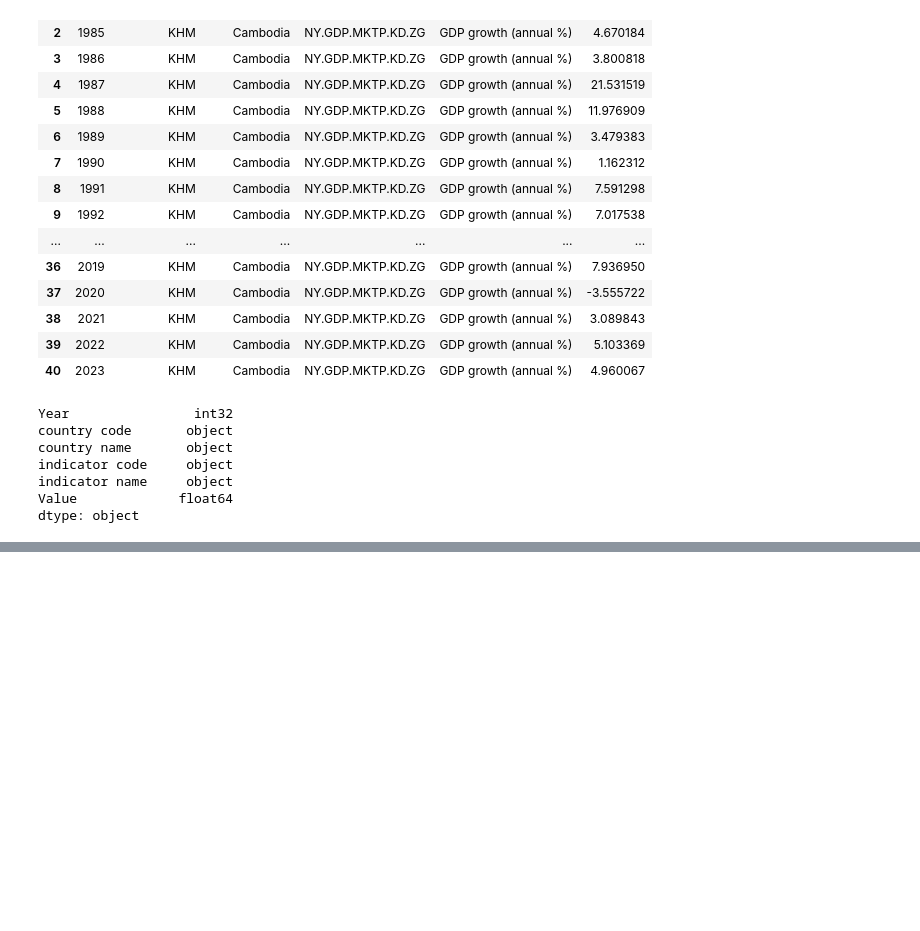
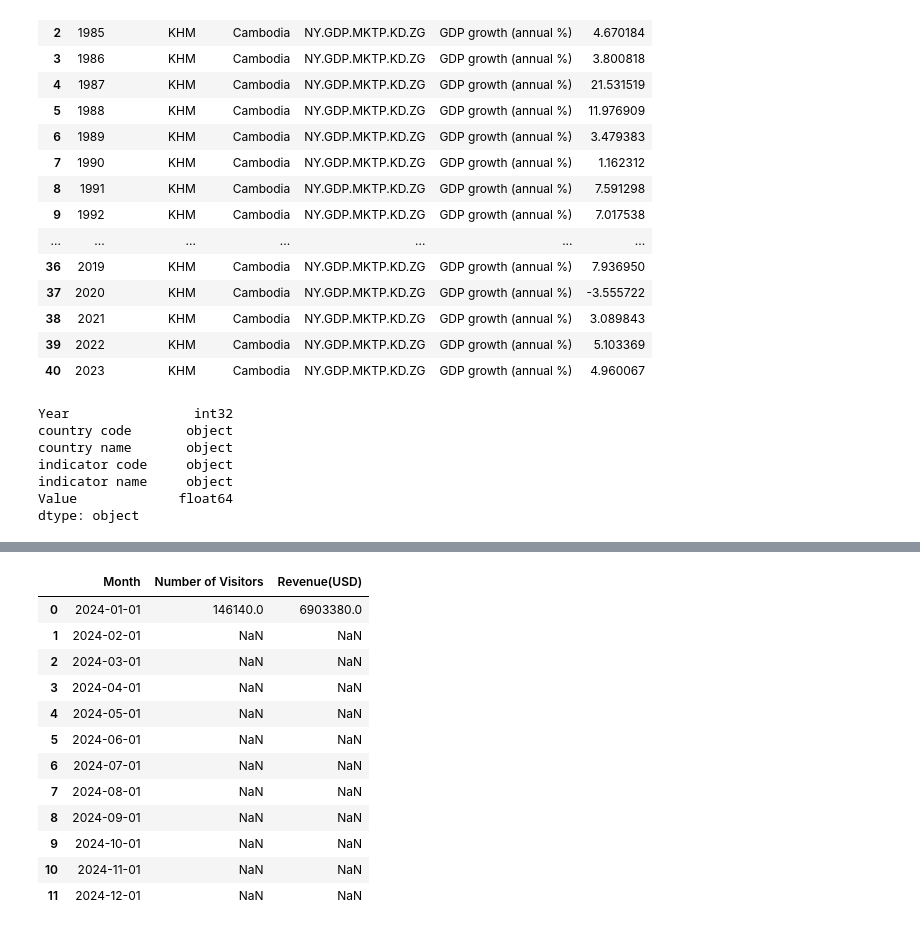
Before and after one commit to KrySenghort/Data-Cleaning-Data-EF, a Jupyter notebook: Code-02.ipynb, the cells around one changed output, grey strips where cells are left out. Drawn from its saved outputs; the diff is of its cells as text; code cells hidden in the pictures; blank space fills up the shorter version.

```diff
--- a/Code-02.ipynb
+++ b/Code-02.ipynb
@@ -969,17 +969,17 @@ df
 | 0 | Cambodia | KHM | GDP growth (annual %) | NY.GDP.MKTP.KD.ZG | 4.433406 | 4.932079 | 4.670184 | 3.800818 | ... |
 1 rows × 45 columns
 # %%
-# Melt the dataframe: keep only the text columns as identifiers
-df_long = pd.melt(
-    df,
-    id_vars=['country name', 'country code', 'indicator name', 'indicator code'],
-    var_name='Year',
-    value_name='Value'
-)
+import requests
 
-# Convert 'Year' to integer (optional, but recommended for analysis)
-df_long['Year'] = df_long['Year'].astype(int)
-df_long
+url = "https://data.mef.gov.kh/api/v1/public-datasets/pd_67612ac9255e6c0001248242/json?page=1&page_size=10"
+response = requests.get(url)
+data02 = response.json()
+
+# Extract the 'items' list
+items = data02['items']
+df = pd.DataFrame(items)
+df = df.drop(columns=['row_number'])
+df
 # %% [output]
 |  | country name | country code | indicator name | indicator code | Year | Value |
 | 0 | Cambodia | KHM | GDP growth (annual %) | NY.GDP.MKTP.KD.ZG | 1983 | 4.433406 |
@@ -1050,0 +1053,59 @@ df_long.to_csv("16-Cambodia's GDP growth (annual %) from 1983 to 2023.csv", inde
+# %%
+import requests
+import pandas as pd
+
+all_items = []
+
+# Loop through all 146 pages
+for page in range(1, 2):
+    url = f"https://data.mef.gov.kh/api/v1/public-datasets/pd_67a02d6866a35300013bf9b0/json?page={page}&page_size=100"
+    response = requests.get(url)
+
+    if response.status_code == 200:
+        data = response.json()
+        items = data.get('items', [])
+        all_items.extend(items)
+    else:
+        print(f"Failed to fetch page {page}")
+
+# Create DataFrame from all items
+df10 = pd.DataFrame(all_items)
+
+# Drop 'row_number' column if it exists
+if 'row_number' in df10.columns:
+    df10 = df10.drop(columns=['row_number'])
+
+df10 = df10.rename(columns={
+    'ទេសចរណ៍ទិញបណ្ណ' : 'Month',
+    'ចំនួនភ្ញៀវ' : 'Number of Visitors',
+    'ចំណូល(ដុល្លារ)' : 'Revenue(USD)',
+})
+
+# Khmer to English month mapping
+khmer_to_english_months = {
+    'មករា': 'January',
+    'កុម្ភៈ': 'February',
+    'មីនា': 'March',
+    'មេសា': 'April',
+    'ឧសភា': 'May',
+    'មិថុនា': 'June',
+    'កក្កដា': 'July',
+    'សីហា': 'August',
+    'កញ្ញា': 'September',
+    'តុលា': 'October',
+    'វិច្ឆិកា': 'November',
+    'ធ្នូ': 'December'
+}
+
+# Replace Khmer month names with English
+df10['Month'] = df10['Month'].map(khmer_to_english_months)
+
+# Assigned Year = 2024
+year = 2024
+# Create a date string and convert to datetime format
+df10['Month'] = pd.to_datetime(df10['Month'] + '-' + str(year))
+
+df10.to_csv('21-Foreign Tourism Statistics and Revenue from Angkor pass ticket of FY2025.csv', index=False)
+print("Data saved to '21-Foreign Tourism Statistics and Revenue from Angkor pass ticket of FY2025.csv'")
+df10
+# %% [output]
@@ -1050,0 +1113,13 @@ df_long.to_csv("16-Cambodia's GDP growth (annual %) from 1983 to 2023.csv", inde
+|  | Month | Number of Visitors | Revenue(USD) |
+| 0 | 2024-01-01 | 146140.0 | 6903380.0 |
+| 1 | 2024-02-01 | NaN | NaN |
+| 2 | 2024-03-01 | NaN | NaN |
+| 3 | 2024-04-01 | NaN | NaN |
+| 4 | 2024-05-01 | NaN | NaN |
+| 5 | 2024-06-01 | NaN | NaN |
+| 6 | 2024-07-01 | NaN | NaN |
+| 7 | 2024-08-01 | NaN | NaN |
+| 8 | 2024-09-01 | NaN | NaN |
+| 9 | 2024-10-01 | NaN | NaN |
+| 10 | 2024-11-01 | NaN | NaN |
+| 11 | 2024-12-01 | NaN | NaN |
```
Also changed, not shown: parts of 2 cells of this notebook, 8 other files.
